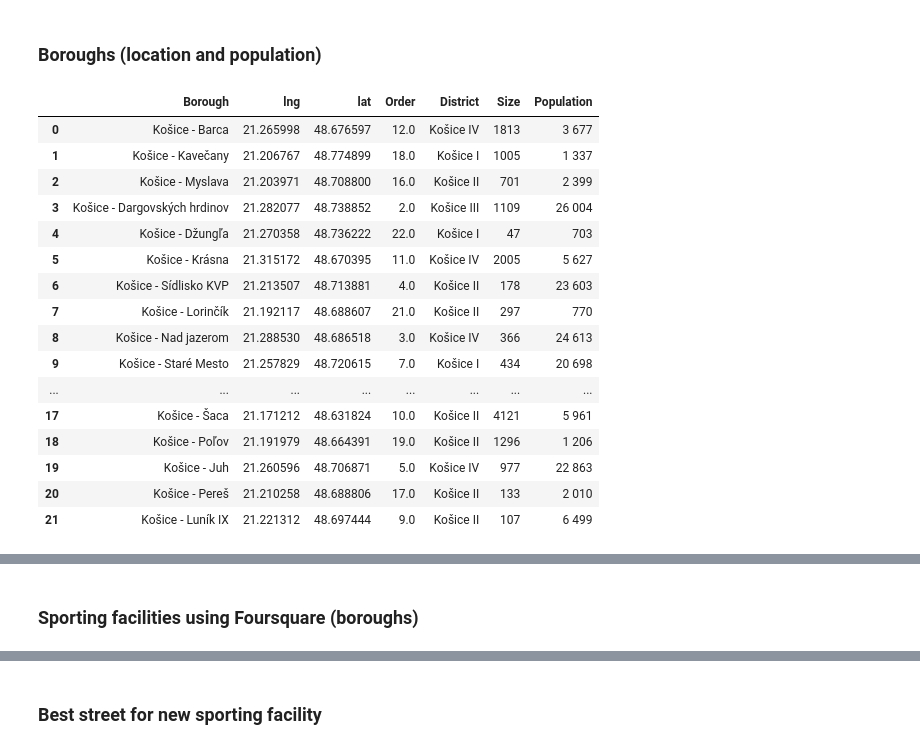
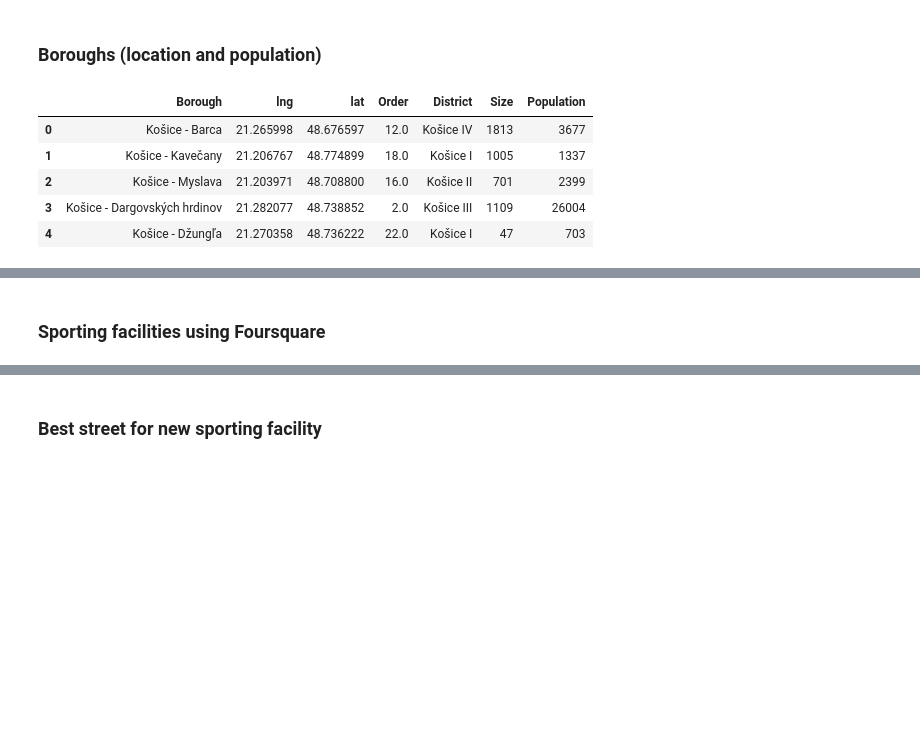
Before and after one commit to tomasjurik/Coursera_Capstone, a Jupyter notebook: CapstoneProject.ipynb, the cells around one changed output, grey strips where cells are left out. Cells and saved outputs as stored; diff of their text form; code cells hidden in the pictures; blank space fills up the shorter version.

```diff
--- a/CapstoneProject.ipynb
+++ b/CapstoneProject.ipynb
@@ -21,6 +22,7 @@ KEY = '1c9637a6e5db42e1847e51a9e6459c27'  # GeoCode
 LOCATION = Nominatim(user_agent="foursquare_agent").geocode('Košice')
 LAT = LOCATION.latitude
 LNG = LOCATION.longitude
+GEOCODER = OpenCageGeocode(KEY)
 # %% [markdown]
 ### Streets (borough and location)
 # %%
@@ -34,14 +43,12 @@ streets.head()
 # %%
-# pair location to the streets using GeoCage (~ 930 streets, time consuming)
-geocoder = OpenCageGeocode(KEY)
+# pair location to the streets using GeoCage (928 streets, time consuming)
 lat = []
 lng = []
 for i, s in streets.iterrows():
     query = s['Street'] + ', ' + s['Borough'] + ', Slovakia'
-    print(query)
-    location = geocoder.geocode(query)
+    # print(query)
+    location = GEOCODER.geocode(query)
     lat.append(location[0]['geometry']['lat'])
     lng.append(location[0]['geometry']['lng'])
-
 streets.insert(2, 'lat', lat, True)
 streets.insert(2, 'lng', lng, True)
@@ -48,16 +74,12 @@ streets.insert(2, 'lng', lng, True)
 # %%
 # remove outliers
-streets_outliers = ['Čermeľské údolie', 'Prešovská cesta', 'Ulica Zelený dvor',
-                    'Bankov', 'Ulica Sajkov', 'Cesta do Hanisky',
-                    'K zoologickej záhrade', 'Bielych albatrosov', 'Bahýľova',
-                    'Svetlá pusta', 'Ludvíkov dvor', 'K letisku']
-for s in streets_outliers:
-    streets.drop(streets[streets.Street == s].index, inplace=True)
+for i, s in streets.iterrows():
+    if s.Street in streets_outliers and hs.haversine((LAT, LNG), (s.lat, s.lng)) > 3:
+        streets.drop(i, inplace=True)
 
 # visually verify street's locations and save it
 venues_map = folium.Map(location=[LAT, LNG], zoom_start=12)
 for lat, lng, label in zip(streets.lat, streets.lng, streets.Street):
     folium.CircleMarker([lat, lng], radius=5, popup=label).add_to(venues_map)
-
 streets.to_csv("streets.csv")
 venues_map
@@ -64,46 +88,36 @@ venues_map
 # %% [markdown]
 ### Boroughs (location and population)
 # %%
-# location of boroughs
+# location of boroughs (based on streets)
+# streets = pd.read_csv("streets.csv")
 boroughs = pd.DataFrame(set(streets['Borough'].tolist()), columns={'Borough'})
 lat = []
 lng = []
 for i, s in boroughs.iterrows():
-    location = geocoder.geocode(s['Borough'])
+    location = GEOCODER.geocode(s['Borough'])
     lat.append(location[0]['geometry']['lat'])
     lng.append(location[0]['geometry']['lng'])
 boroughs.insert(1, 'lat', lat, True)
 boroughs.insert(1, 'lng', lng, True)
 
 # join population
 population = pd.concat(pd.read_html(
     io='https://sk.wikipedia.org/wiki/Mestsk%C3%A9_%C4%8Dasti_Ko%C5%A1%C3%ADc',
-    match='Počet obyvateľov',
-    encoding='utf-8'))
+    match='Počet obyvateľov', encoding='utf-8'))
 population.rename(columns={'Poradie': 'Order', 'Mestská časť': 'Borough',
                            'Okres': 'District', 'Plocha v km²': 'Size',
                            'Počet obyvateľov': 'Population'}, inplace=True)
 population['Borough'] = 'Košice - ' + population['Borough']
 boroughs = boroughs.join(population.set_index('Borough'), on='Borough')
+boroughs['Population'] = boroughs['Population'].str.replace(' ', '').astype(int)
 boroughs.to_csv('boroughs.csv')
-boroughs
+boroughs.head()
 # %% [output]
 |  | Borough | lng | lat | Order | District | Size | Population |
-| 0 | Košice - Barca | 21.265998 | 48.676597 | 12.0 | Košice IV | 1813 | 3 677 |
-| 1 | Košice - Kavečany | 21.206767 | 48.774899 | 18.0 | Košice I | 1005 | 1 337 |
-| 2 | Košice - Myslava | 21.203971 | 48.708800 | 16.0 | Košice II | 701 | 2 399 |
-| 3 | Košice - Dargovských hrdinov | 21.282077 | 48.738852 | 2.0 | Košice III | 1109 | 26 004 |
+| 0 | Košice - Barca | 21.265998 | 48.676597 | 12.0 | Košice IV | 1813 | 3677 |
+| 1 | Košice - Kavečany | 21.206767 | 48.774899 | 18.0 | Košice I | 1005 | 1337 |
+| 2 | Košice - Myslava | 21.203971 | 48.708800 | 16.0 | Košice II | 701 | 2399 |
+| 3 | Košice - Dargovských hrdinov | 21.282077 | 48.738852 | 2.0 | Košice III | 1109 | 26004 |
 | 4 | Košice - Džungľa | 21.270358 | 48.736222 | 22.0 | Košice I | 47 | 703 |
-| 5 | Košice - Krásna | 21.315172 | 48.670395 | 11.0 | Košice IV | 2005 | 5 627 |
-| 6 | Košice - Sídlisko KVP | 21.213507 | 48.713881 | 4.0 | Košice II | 178 | 23 603 |
-| 7 | Košice - Lorinčík | 21.192117 | 48.688607 | 21.0 | Košice II | 297 | 770 |
-| 8 | Košice - Nad jazerom | 21.288530 | 48.686518 | 3.0 | Košice IV | 366 | 24 613 |
-| 9 | Košice - Staré Mesto | 21.257829 | 48.720615 | 7.0 | Košice I | 434 | 20 698 |
-| ... | ... | ... | ... | ... | ... | ... | ... |
-| 17 | Košice - Šaca | 21.171212 | 48.631824 | 10.0 | Košice II | 4121 | 5 961 |
-| 18 | Košice - Poľov | 21.191979 | 48.664391 | 19.0 | Košice II | 1296 | 1 206 |
-| 19 | Košice - Juh | 21.260596 | 48.706871 | 5.0 | Košice IV | 977 | 22 863 |
-| 20 | Košice - Pereš | 21.210258 | 48.688806 | 17.0 | Košice II | 133 | 2 010 |
-| 21 | Košice - Luník IX | 21.221312 | 48.697444 | 9.0 | Košice II | 107 | 6 499 |
 # %%
 # boroughs on map, size reflects population
@@ -116,5 +131,5 @@ venues_map
 # %% [output]
 [interactive output not drawn]
 # %% [markdown]
-### Sporting facilities using Foursquare (boroughs)
+### Sporting facilities using Foursquare
 # %%
```
Also changed, not shown: parts of 15 cells of this notebook.
